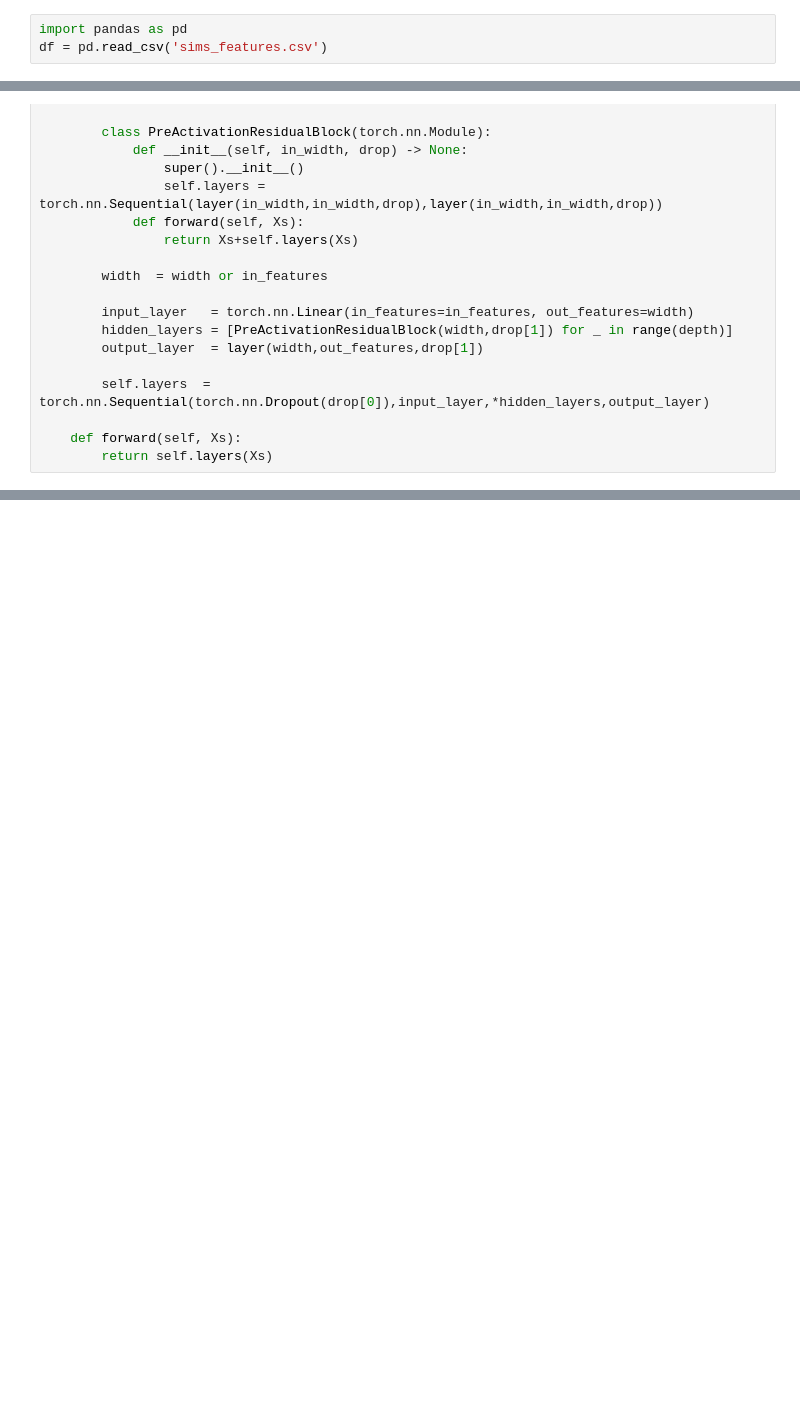
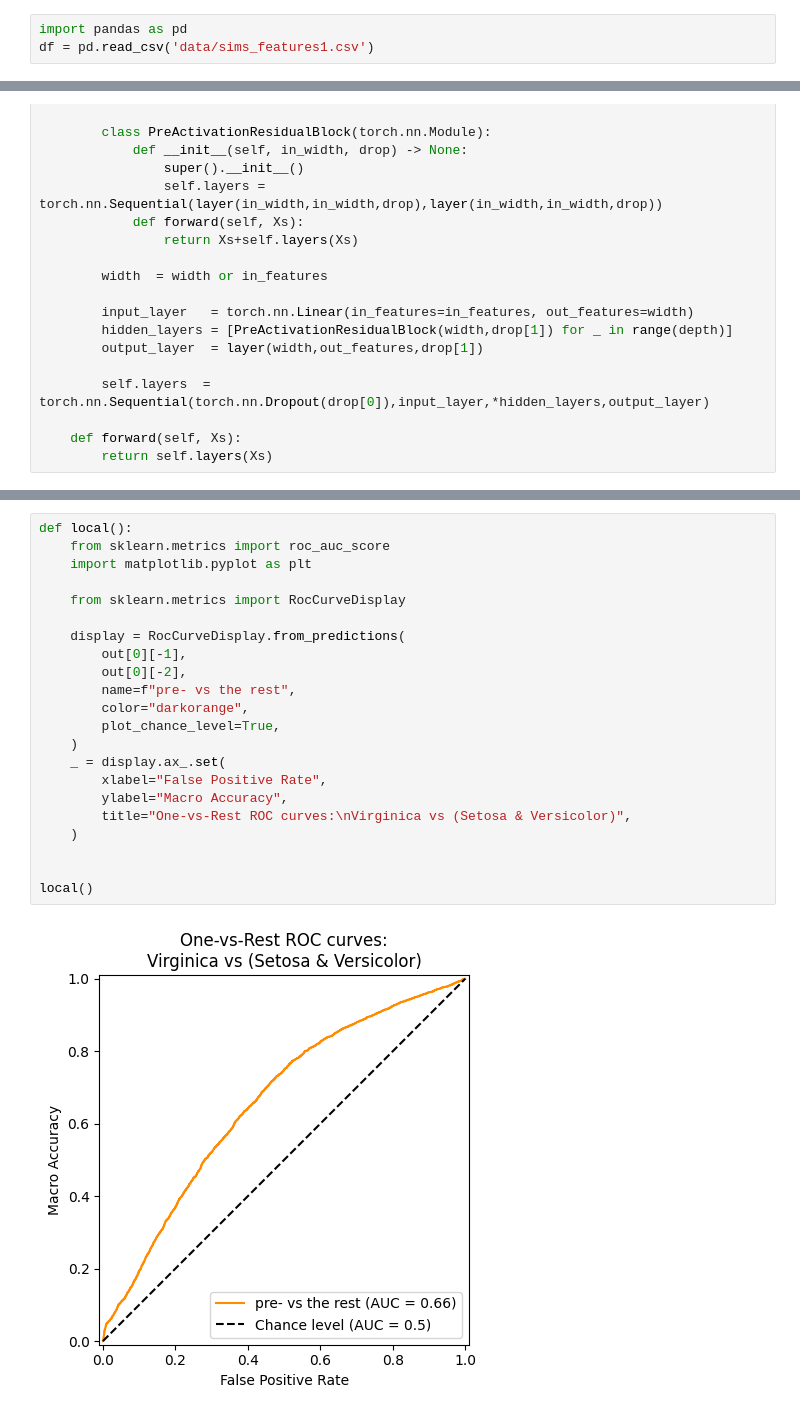
Before and after one commit to mrucker/diss, a Jupyter notebook: Samples.ipynb, the cells around one changed output, grey strips where cells are left out. Cells and saved outputs as stored; diff of their text form; blank space fills up the shorter version.

```diff
--- a/Samples.ipynb
+++ b/Samples.ipynb
@@ -6,4 +6,4 @@ Note: you may need to restart the kernel to use updated packages.
 ### Load the data
 # %%
 import pandas as pd
-df = pd.read_csv('sims_features.csv')
+df = pd.read_csv('data/sims_features1.csv')
@@ -617,0 +991,24 @@ def train_model(Xs, ys, model, opt, sched, loss, batch=8, epoch=1, device='cpu')
+# %%
+def local():
+    from sklearn.metrics import roc_auc_score
+    import matplotlib.pyplot as plt
+
+    from sklearn.metrics import RocCurveDisplay
+
+    display = RocCurveDisplay.from_predictions(
+        out[0][-1],
+        out[0][-2],
+        name=f"pre- vs the rest",
+        color="darkorange",
+        plot_chance_level=True,
+    )
+    _ = display.ax_.set(
+        xlabel="False Positive Rate",
+        ylabel="Macro Accuracy",
+        title="One-vs-Rest ROC curves:\nVirginica vs (Setosa & Versicolor)",
+    )
+
+
+local()
+# %% [output]
+[figure, added]
```
Also changed, not shown: parts of 60 cells of this notebook, 3 other files.
